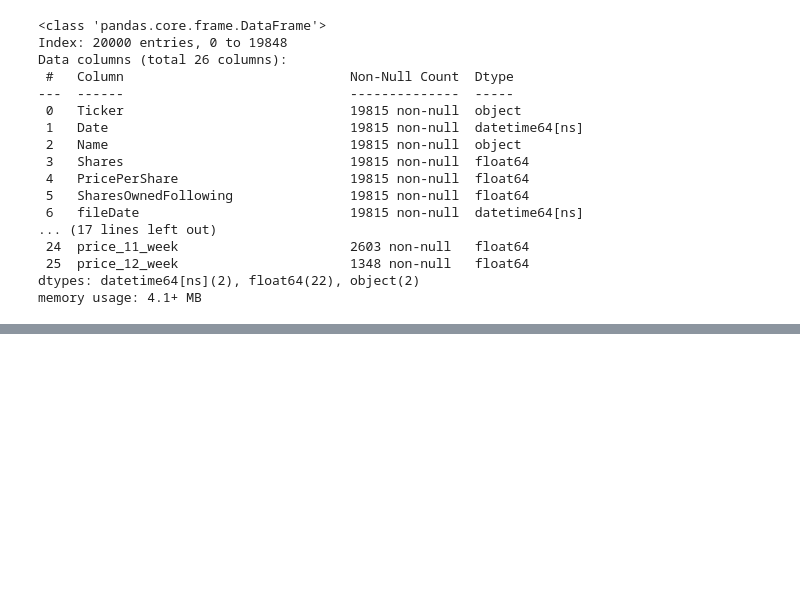
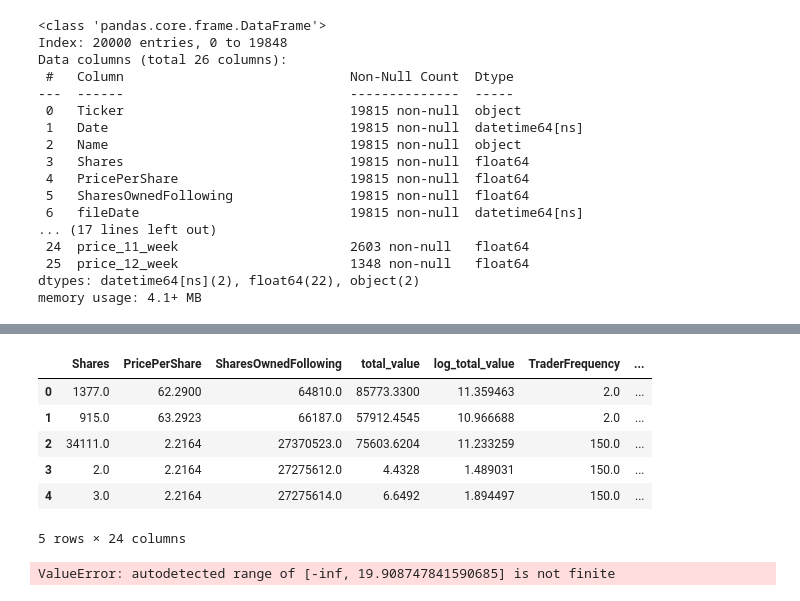
Before and after one commit to xtrabyte-consulting/insider-intel-algo, a Jupyter notebook: notebooks/03_combine_filings_prices.ipynb, the cells around one changed output, grey strips where cells are left out. Drawn from its saved outputs; the diff is of its cells as text; code cells hidden in the pictures; blank space fills up the shorter version.

```diff
--- a/notebooks/03_combine_filings_prices.ipynb
+++ b/notebooks/03_combine_filings_prices.ipynb
@@ -287,0 +294,3 @@ memory usage: 4.1+ MB
+# %%
+baseframe = insiders.copy()
+baseframe.drop(columns=['Name', 'Ticker', 'Date', 'fileDate'], inplace=True)
@@ -287,0 +466,18 @@ memory usage: 4.1+ MB
+# %%
+baseframe.drop(baseframe[baseframe['Shares'] == 0].index, inplace=True)
+baseframe.drop(baseframe[baseframe['SharesOwnedFollowing'] == 0].index, inplace=True)
+baseframe['log_shares'] = np.log(baseframe['Shares'])
+baseframe['log_shares_owned_following'] = np.log(baseframe['SharesOwnedFollowing'])
+baseframe.head()
+# %% [output]
+|  | Shares | PricePerShare | SharesOwnedFollowing | total_value | log_total_value | TraderFrequency | ... |
+| 0 | 1377.0 | 62.2900 | 64810.0 | 85773.3300 | 11.359463 | 2.0 | ... |
+| 1 | 915.0 | 63.2923 | 66187.0 | 57912.4545 | 10.966688 | 2.0 | ... |
+| 2 | 34111.0 | 2.2164 | 27370523.0 | 75603.6204 | 11.233259 | 150.0 | ... |
+| 3 | 2.0 | 2.2164 | 27275612.0 | 4.4328 | 1.489031 | 150.0 | ... |
+| 4 | 3.0 | 2.2164 | 27275614.0 | 6.6492 | 1.894497 | 150.0 | ... |
+5 rows × 24 columns
+# %%
+whalesframe['log_shares_owned_following'].plot(kind='hist', bins=500)
+# %% [output]
+ValueError: autodetected range of [-inf, 19.908747841590685] is not finite
```
Also changed, not shown: parts of 18 cells of this notebook.
